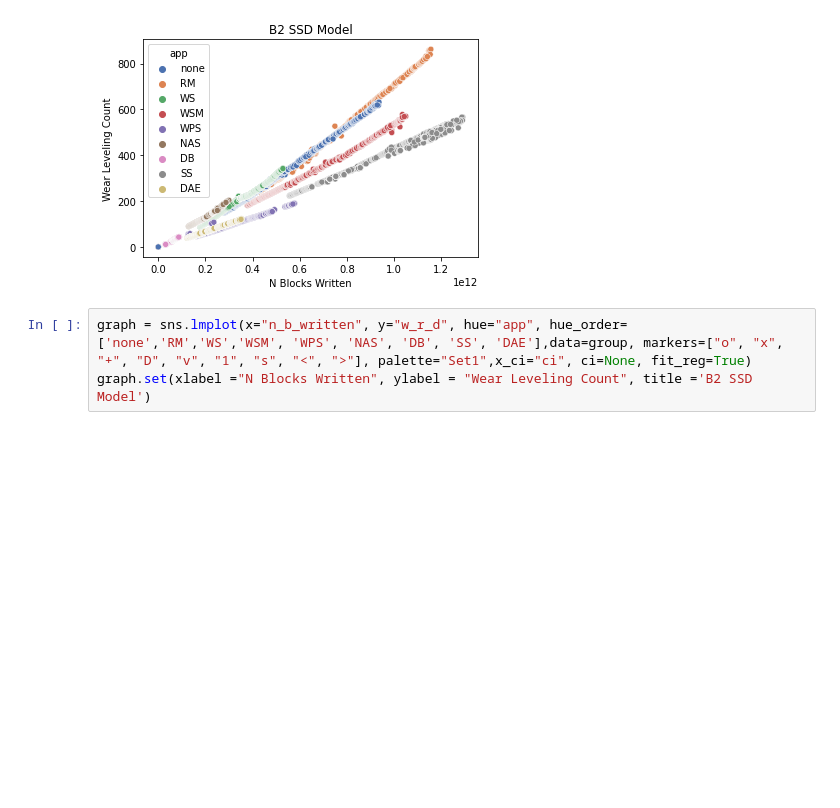
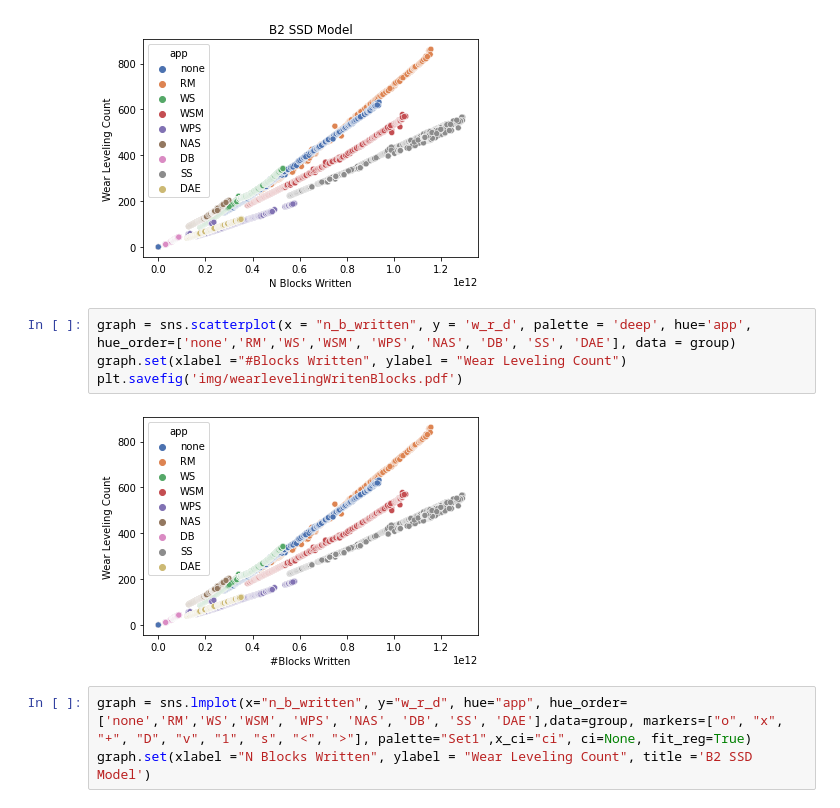
Before and after one commit to EricBorba/StorageFailurePredictor, a Jupyter notebook: WriteAnalB2Model.ipynb, the cells around one changed output. Drawn from its saved outputs; the diff is of its cells as text; blank space fills up the shorter version.

Commit message:
loading SSD from csv and plotting

```diff
--- a/WriteAnalB2Model.ipynb
+++ b/WriteAnalB2Model.ipynb
@@ -319,6 +319,12 @@ graph.set(xlabel ="N Blocks Written", ylabel = "Wear Leveling Count", title ='B2
  Text(0, 0.5, 'Wear Leveling Count'),
  Text(0.5, 1.0, 'B2 SSD Model')]
 [figure]
+# %%
+graph = sns.scatterplot(x = "n_b_written", y = 'w_r_d', palette = 'deep', hue='app', hue_order=['none','RM','WS','WSM', 'WPS', 'NAS', 'DB', 'SS', 'DAE'], data = group)
+graph.set(xlabel ="#Blocks Written", ylabel = "Wear Leveling Count")
+plt.savefig('img/wearlevelingWritenBlocks.pdf')
+# %% [output]
+[figure, added]
 # %%
 graph = sns.lmplot(x="n_b_written", y="w_r_d", hue="app", hue_order=['none','RM','WS','WSM', 'WPS', 'NAS', 'DB', 'SS', 'DAE'],data=group, markers=["o", "x", "+", "D", "v", "1", "s", "<", ">"], palette="Set1",x_ci="ci", ci=None, fit_reg=True)
 graph.set(xlabel ="N Blocks Written", ylabel = "Wear Leveling Count", title ='B2 SSD Model')
```
Also changed, not shown: parts of 6 cells of this notebook.
